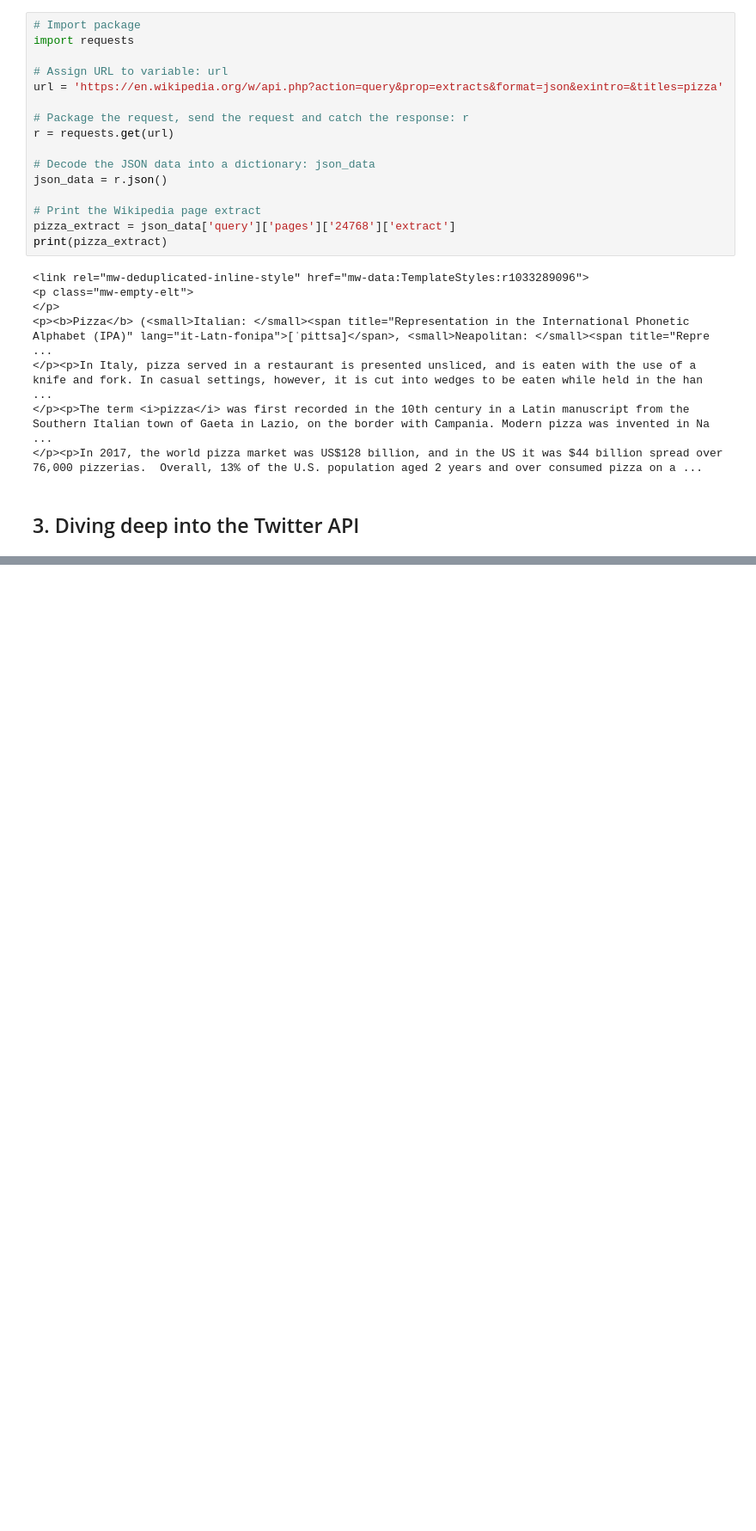
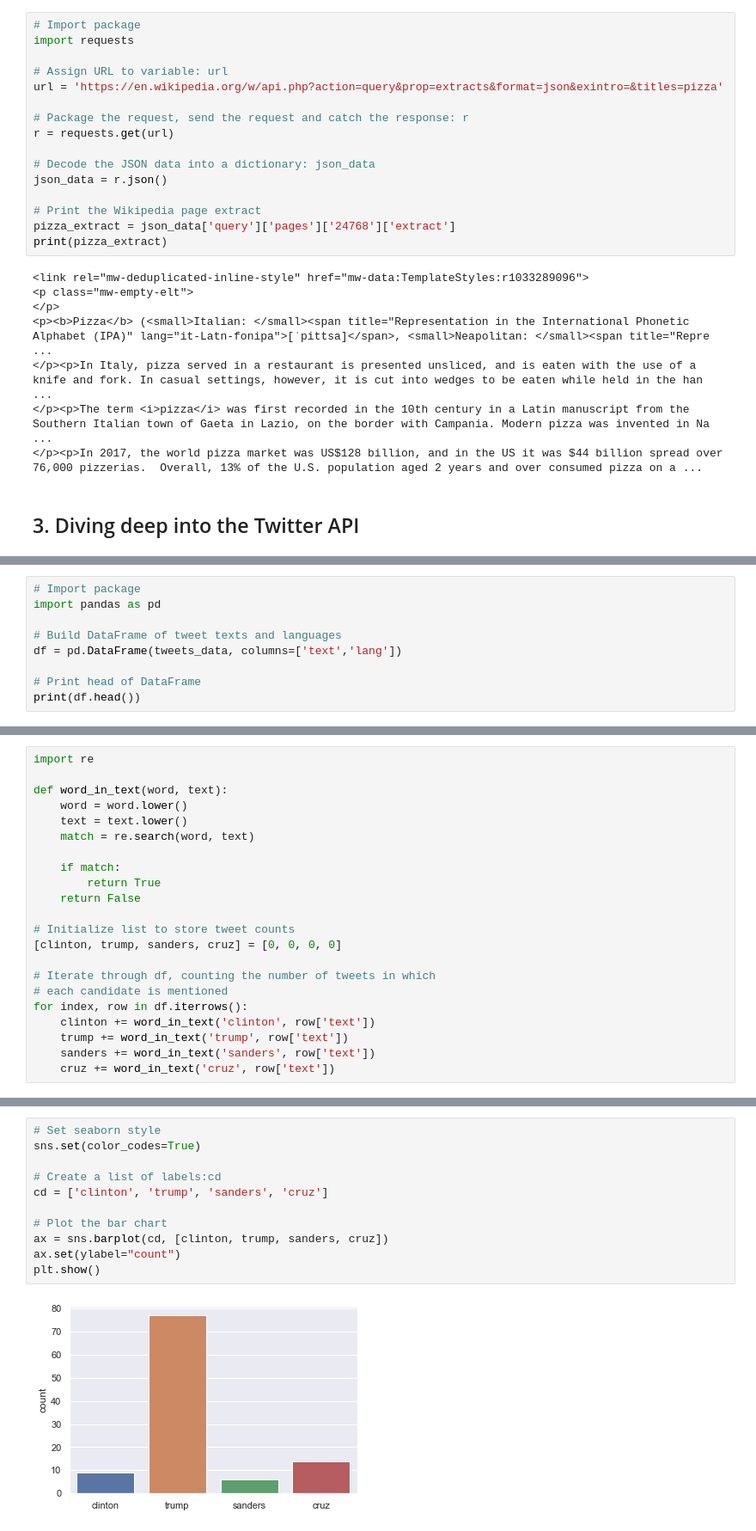
Before and after one commit to pedrogrigorio/DataCamp-Python-Data-Science-Track, a Jupyter notebook: 12-Intermediate_Importing_Data_in_Python/notebook.ipynb, the cells around one changed output, grey strips where cells are left out. Shown: that part at 86% size. Cells and saved outputs as stored; diff of their text form; blank space fills up the shorter version.

```diff
--- a/12-Intermediate_Importing_Data_in_Python/notebook.ipynb
+++ b/12-Intermediate_Importing_Data_in_Python/notebook.ipynb
@@ -483,0 +544,9 @@ print(pizza_extract)
+# %%
+# Import package
+import pandas as pd
+
+# Build DataFrame of tweet texts and languages
+df = pd.DataFrame(tweets_data, columns=['text','lang'])
+
+# Print head of DataFrame
+print(df.head())
@@ -483,0 +566,22 @@ print(pizza_extract)
+# %%
+import re
+
+def word_in_text(word, text):
+    word = word.lower()
+    text = text.lower()
+    match = re.search(word, text)
+
+    if match:
+        return True
+    return False
+
+# Initialize list to store tweet counts
+[clinton, trump, sanders, cruz] = [0, 0, 0, 0]
+
+# Iterate through df, counting the number of tweets in which
+# each candidate is mentioned
+for index, row in df.iterrows():
+    clinton += word_in_text('clinton', row['text'])
+    trump += word_in_text('trump', row['text'])
+    sanders += word_in_text('sanders', row['text'])
+    cruz += word_in_text('cruz', row['text'])
@@ -483,0 +599,13 @@ print(pizza_extract)
+# %%
+# Set seaborn style
+sns.set(color_codes=True)
+
+# Create a list of labels:cd
+cd = ['clinton', 'trump', 'sanders', 'cruz']
+
+# Plot the bar chart
+ax = sns.barplot(cd, [clinton, trump, sanders, cruz])
+ax.set(ylabel="count")
+plt.show()
+# %% [output]
+[figure, added]
```
Also changed, not shown: parts of 9 cells of this notebook, 1 other file.
